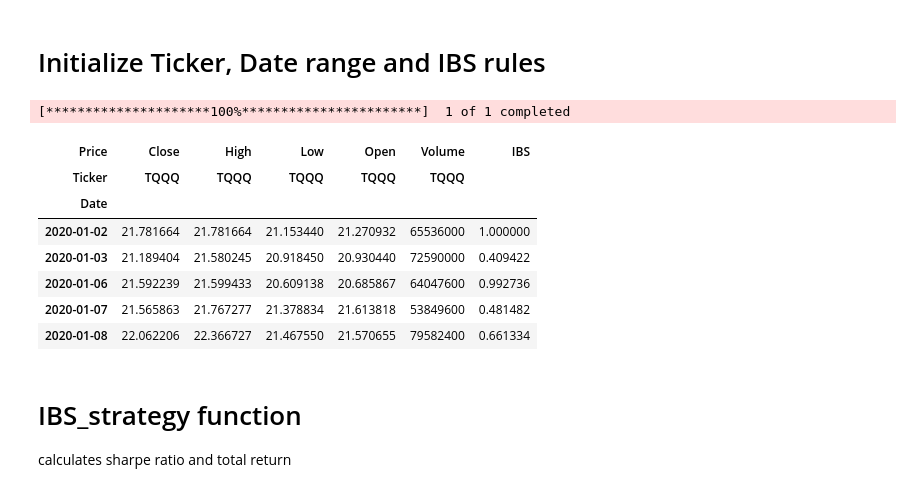
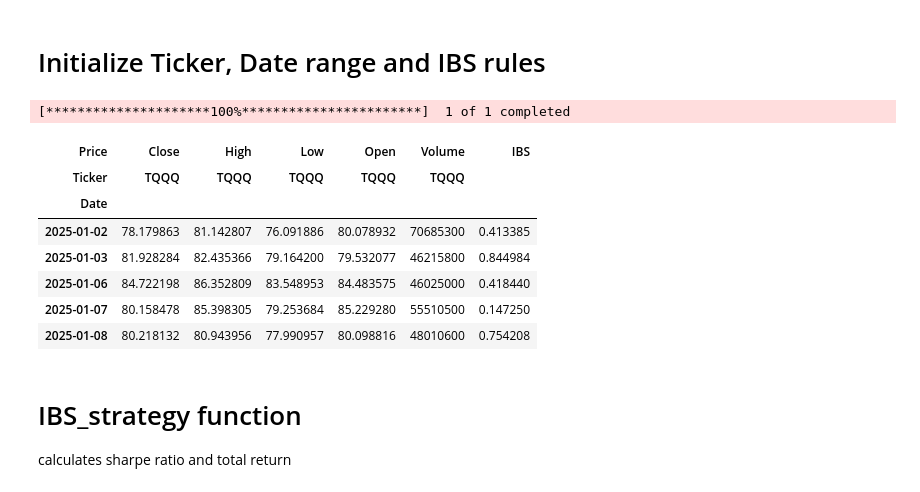
Before and after one commit to CazSyd/IBS-Strategy, a Jupyter notebook: IBS_strategy.ipynb, the cells around one changed output. Saved outputs shown, nothing was run; the diff lists cells and outputs as text; code cells hidden in the pictures.

```diff
--- a/IBS_strategy.ipynb
+++ b/IBS_strategy.ipynb
@@ -17,31 +17,32 @@ from IPython.display import display
 # %%
 def import_data(ticker, start_date, end_date):
     data = yf.download(ticker, start=start_date, end=end_date)
     data = pd.DataFrame(data)
     data["IBS"] = (data["Close"] - data["Low"]) / (data["High"] - data["Low"]) # Compute IBS
     return data
 
+# set ticker, testing timeframe here
 ticker = "TQQQ"
-start_date = "2020-01-01"
+start_date = "2025-01-01"
 end_date = "2025-12-31"
 
 data = import_data(ticker, start_date, end_date)
 
 # Strategy rules
 entry_threshold = 0.19
 exit_threshold = 0.95
 
 display(data.head())
 # %% [output]
 [*********************100%***********************]  1 of 1 completed
 | Price | Close | High | Low | Open | Volume | IBS |
 | Ticker | TQQQ | TQQQ | TQQQ | TQQQ | TQQQ |  |
 | Date |  |  |  |  |  |  |
-| 2020-01-02 | 21.781664 | 21.781664 | 21.153440 | 21.270932 | 65536000 | 1.000000 |
-| 2020-01-03 | 21.189404 | 21.580245 | 20.918450 | 20.930440 | 72590000 | 0.409422 |
-| 2020-01-06 | 21.592239 | 21.599433 | 20.609138 | 20.685867 | 64047600 | 0.992736 |
-| 2020-01-07 | 21.565863 | 21.767277 | 21.378834 | 21.613818 | 53849600 | 0.481482 |
-| 2020-01-08 | 22.062206 | 22.366727 | 21.467550 | 21.570655 | 79582400 | 0.661334 |
+| 2025-01-02 | 78.179863 | 81.142807 | 76.091886 | 80.078932 | 70685300 | 0.413385 |
+| 2025-01-03 | 81.928284 | 82.435366 | 79.164200 | 79.532077 | 46215800 | 0.844984 |
+| 2025-01-06 | 84.722198 | 86.352809 | 83.548953 | 84.483575 | 46025000 | 0.418440 |
+| 2025-01-07 | 80.158478 | 85.398305 | 79.253684 | 85.229280 | 55510500 | 0.147250 |
+| 2025-01-08 | 80.218132 | 80.943956 | 77.990957 | 80.098816 | 48010600 | 0.754208 |
 # %% [markdown]
 # IBS_strategy function
 calculates sharpe ratio and total return
```
Also changed, not shown: parts of 3 cells of this notebook.
